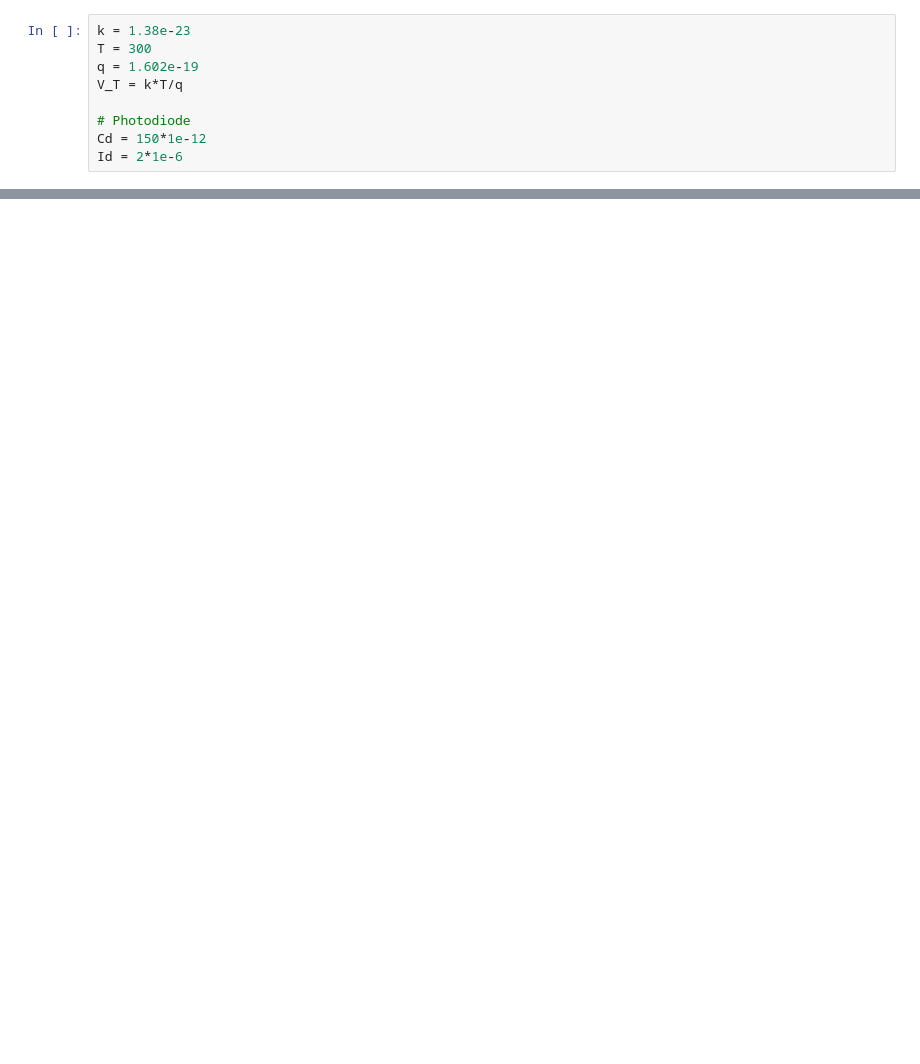
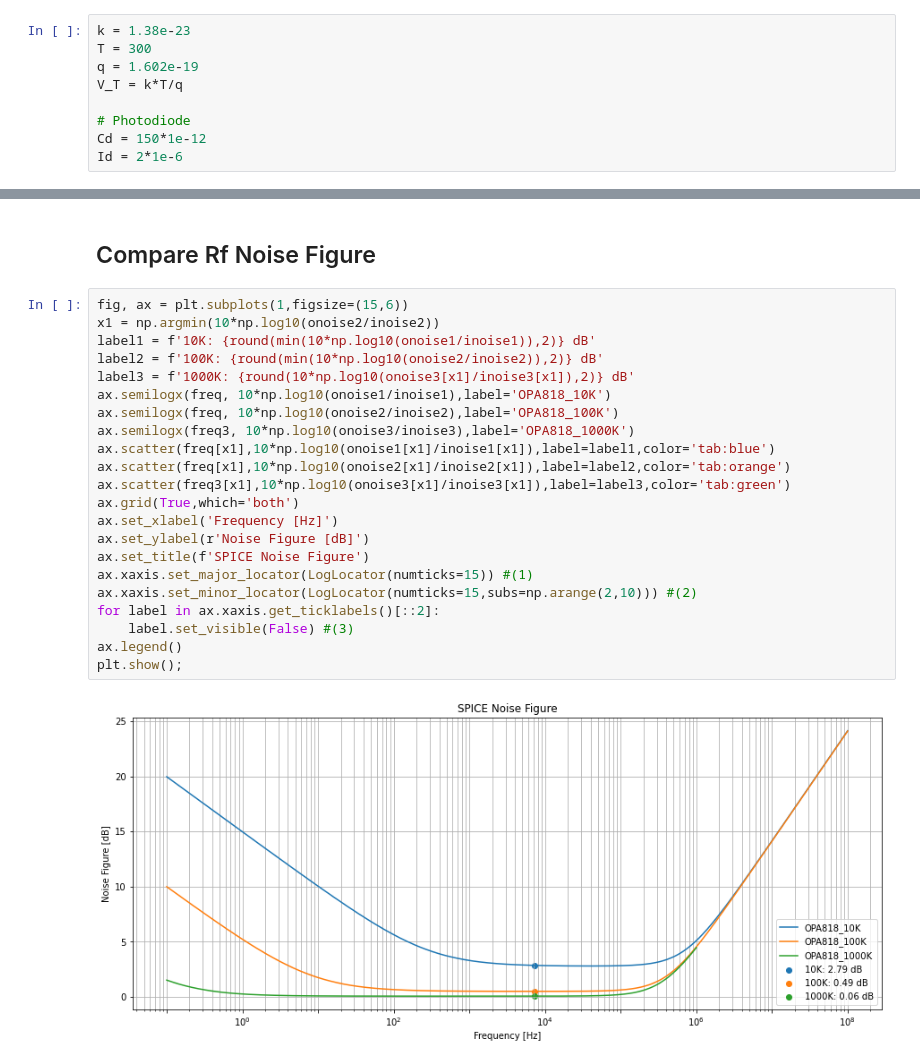
Before and after one commit to kegedy/EE538.1, a Jupyter notebook: kevin/project/check-in-presentation.ipynb, the cells around one changed output, grey strips where cells are left out. Cells and saved outputs as stored; diff of their text form; blank space fills up the shorter version.

```diff
--- a/kevin/project/check-in-presentation.ipynb
+++ b/kevin/project/check-in-presentation.ipynb
@@ -416,0 +341,26 @@ Need additional stages. Best TIA's have performance on the order of $\sim 1 \tex
+# %% [markdown]
+## Compare Rf Noise Figure
+# %%
+fig, ax = plt.subplots(1,figsize=(15,6))
+x1 = np.argmin(10*np.log10(onoise2/inoise2))
+label1 = f'10K: {round(min(10*np.log10(onoise1/inoise1)),2)} dB'
+label2 = f'100K: {round(min(10*np.log10(onoise2/inoise2)),2)} dB'
+label3 = f'1000K: {round(10*np.log10(onoise3[x1]/inoise3[x1]),2)} dB'
+ax.semilogx(freq, 10*np.log10(onoise1/inoise1),label='OPA818_10K')
+ax.semilogx(freq, 10*np.log10(onoise2/inoise2),label='OPA818_100K')
+ax.semilogx(freq3, 10*np.log10(onoise3/inoise3),label='OPA818_1000K')
+ax.scatter(freq[x1],10*np.log10(onoise1[x1]/inoise1[x1]),label=label1,color='tab:blue')
+ax.scatter(freq[x1],10*np.log10(onoise2[x1]/inoise2[x1]),label=label2,color='tab:orange')
+ax.scatter(freq3[x1],10*np.log10(onoise3[x1]/inoise3[x1]),label=label3,color='tab:green')
+ax.grid(True,which='both')
+ax.set_xlabel('Frequency [Hz]')
+ax.set_ylabel(r'Noise Figure [dB]')
+ax.set_title(f'SPICE Noise Figure')
+ax.xaxis.set_major_locator(LogLocator(numticks=15)) #(1)
+ax.xaxis.set_minor_locator(LogLocator(numticks=15,subs=np.arange(2,10))) #(2)
+for label in ax.xaxis.get_ticklabels()[::2]:
+    label.set_visible(False) #(3)
+ax.legend()
+plt.show();
+# %% [output]
+[figure, added]
```
Also changed, not shown: parts of 49 cells of this notebook, 28 other files.
